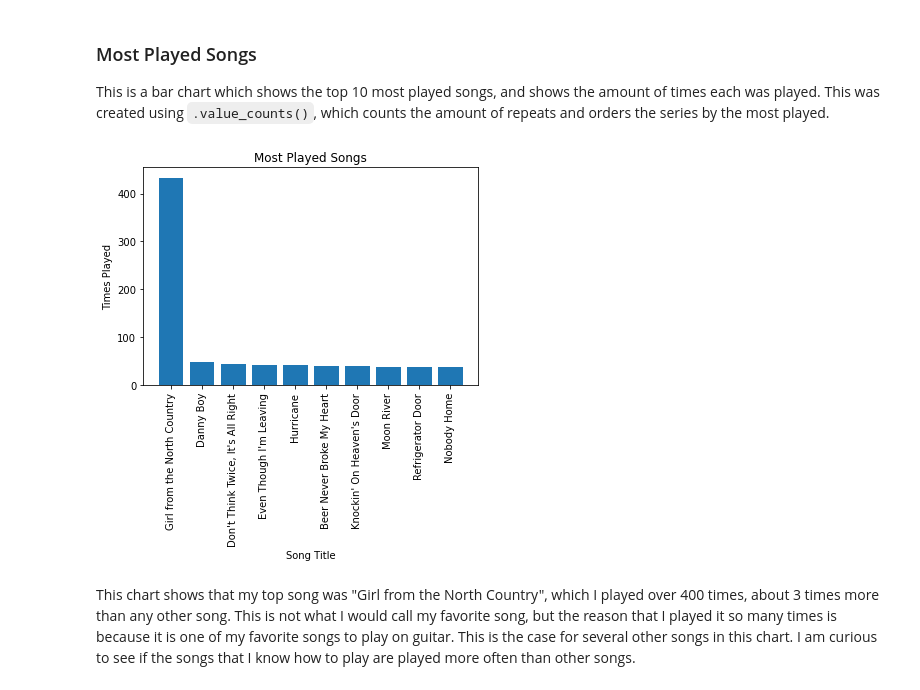
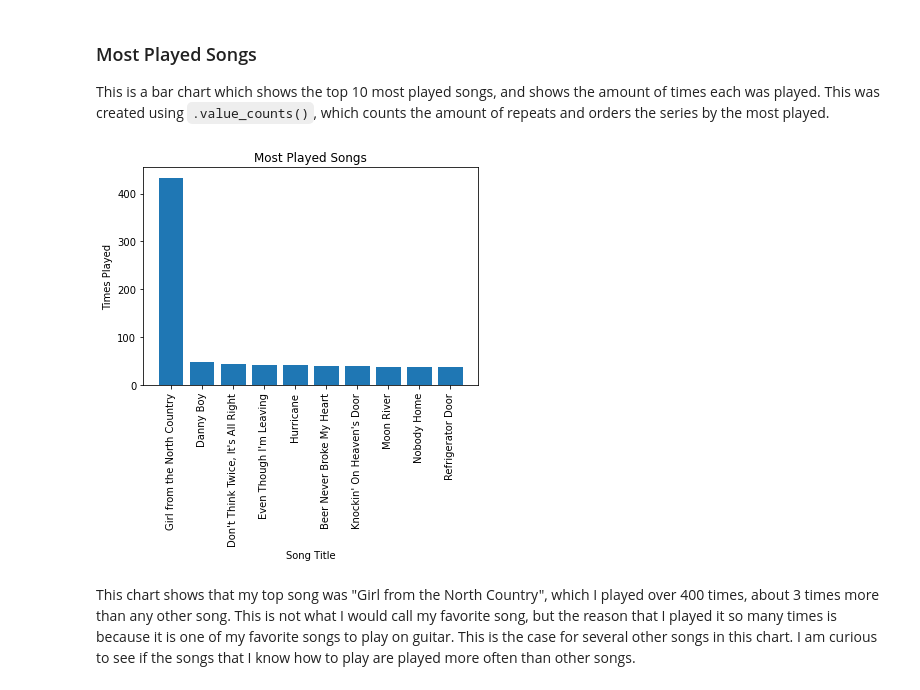
Before and after one commit to GoneSahlin/CPSC222Final, a Jupyter notebook: Project.ipynb, the cells around one changed output. Drawn from its saved outputs; the diff is of its cells as text; code cells hidden in the pictures.

```diff
--- a/Project.ipynb
+++ b/Project.ipynb
@@ -271,17 +271,17 @@ The chart shows that the month with the most listening activity was May, with 15
 ### Most Played Songs
 This is a bar chart which shows the top 10 most played songs, and shows the amount of times each was played. This was created using `.value_counts()`, which counts the amount of repeats and orders the series by the most played.
 # %%
-most_played = combined_df["trackName"].value_counts()
+most_played = cleaned_df["trackName"].value_counts()
 
 plt.figure()
 plt.bar(most_played.iloc[0:10].index, height = most_played.iloc[0:10])
 plt.xticks(rotation=90)
 plt.title("Most Played Songs")
 plt.ylabel("Times Played")
 plt.xlabel("Song Title")
 plt.show()
 # %% [output]
-[figure, old version]
+[figure, new version]
 # %% [markdown]
 This chart shows that my top song was "Girl from the North Country", which I played over 400 times, about 3 times more than any other song. This is not what I would call my favorite song, but the reason that I played it so many times is because it is one of my favorite songs to play on guitar. This is the case for several other songs in this chart. I am curious to see if the songs that I know how to play are played more often than other songs.
 # %% [markdown]
```
Also changed, not shown: parts of 7 cells of this notebook.
